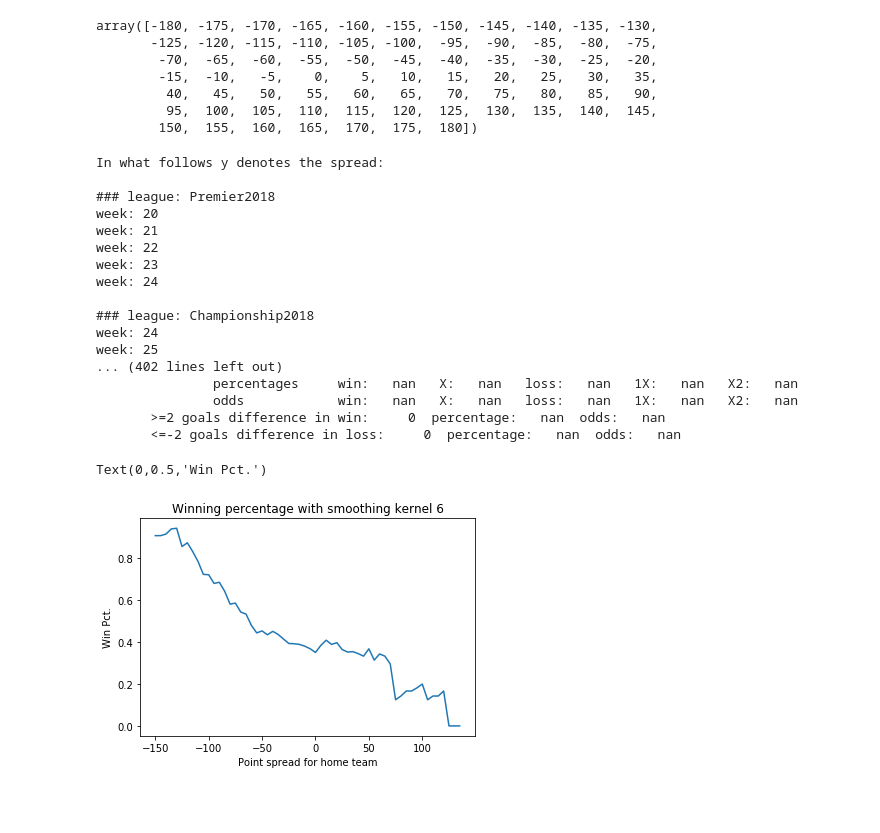
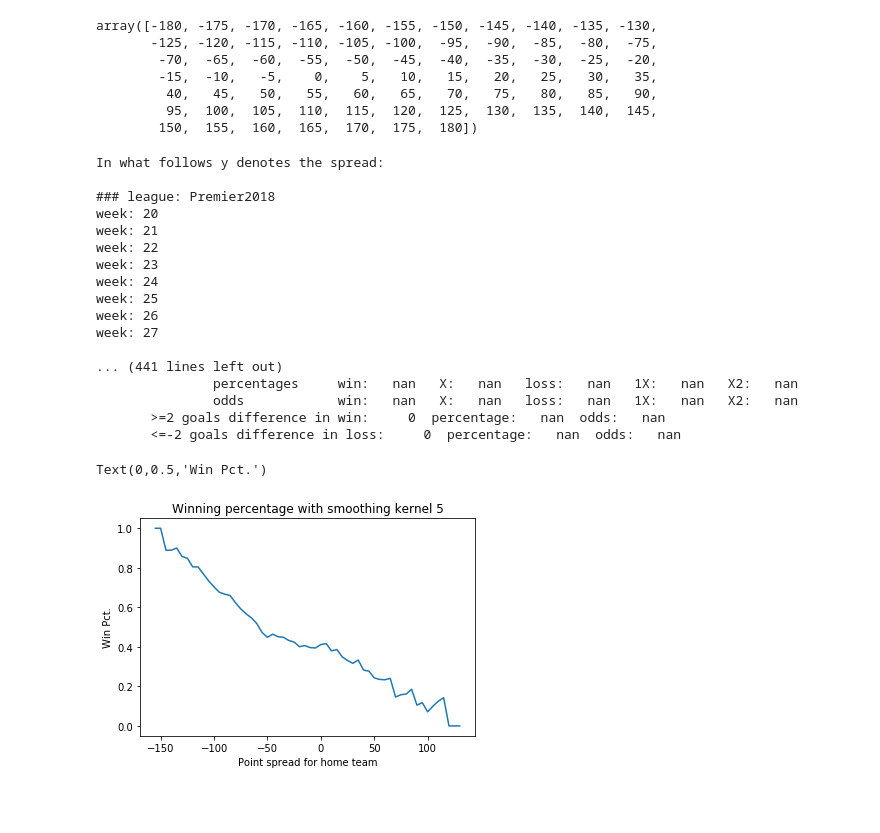
Before and after one commit to possanner/BetAnalysis, a Jupyter notebook: analysis.ipynb, the cells around one changed output. Saved outputs shown, nothing was run; the diff lists cells and outputs as text; code cells hidden in the pictures; blank space fills up the shorter version.

```diff
--- a/analysis.ipynb
+++ b/analysis.ipynb
@@ -10,13 +10,12 @@ siz = len(lines)
 data_all = np.zeros((siz, 8))
 data_all[:, 0] = lines
 
-conv_kernel = 6
+conv_kernel = 5
 
 leagues = ['Premier2018', 'Championship2018', 'SerieA2018',
-           'LaLiga2018', 'LigueUn2018', 'Buli2018',
-           'Zweite2018']
+           'LaLiga2018', 'LigueUn2018', 'Buli2018', 'Zweite2018']
 start_week = [20, 24, 19, 18, 20, 18, 19]
-end_week = [24, 30, 21, 21, 22, 19, 19]
+end_week = [27, 34, 25, 25, 26, 23, 23]
 # %%
 lines
 # %% [output]
@@ -110,6 +109,7 @@ print()
 print('all bins:')
 x_data = []
 y_data = []
+f = open('odds_all.txt', 'w')
 for i in range(conv_kernel, len(lines) - conv_kernel):
     #print('i', i, np.arange(i - conv_kernel, i + conv_kernel + 1))
     games = np.sum(data_all[i - conv_kernel:i + conv_kernel + 1, 1])
@@ -121,35 +121,41 @@ for i in range(conv_kernel, len(lines) - conv_kernel):
     diff = np.sum(data_all[i - conv_kernel:i + conv_kernel + 1, 7])
     print()
     redpr('{:5.2f}'.format(lines[i]/100.) + ':  d.pts: {0:5.0f}    win: {1:5.0f}   X: {2:5.0f}   loss: {3:5.0f}   avg. margin: {4:5.2f}'.format(games, wins, ties, losses, diff/games))
     print('               percentages     win: {1:5.2f}   X: {2:5.2f}   loss: {3:5.2f}   1X: {4:5.2f}   X2: {5:5.2f}'.format(games, wins/games, ties/games, losses/games, (wins + ties)/games, (losses + ties)/games))
     redpr('               odds            win: {1:5.2f}   X: {2:5.2f}   loss: {3:5.2f}   1X: {4:5.2f}   X2: {5:5.2f}'.format(games, games/wins, games/ties, games/losses, games/(wins + ties), games/(losses + ties)))
+    f.write('{0:5.2f}   d.pts: {1:5.0f}   win: {2:5.2f}   X: {3:5.2f}   loss: {4:5.2f}   1X: {5:5.2f}   X2: {6:5.2f}   2goals: {7:5.2f}\n'.format(lines[i]/100., games, games/wins, games/ties, games/losses, games/(wins + ties), games/(losses + ties), games/margin2))
     print('       >=2 goals difference in win: {0:5.0f}  percentage: {1:5.2f}  odds: {2:5.2f}'.format(margin2, margin2/games, games/margin2))
+    #f.write('>=2 goals difference in win: {:5.2f}\n'.format(games/margin2))
     print('       <=-2 goals difference in loss: {0:5.0f}  percentage: {1:5.2f}  odds: {2:5.2f}'.format(margin3, margin3/games, games/margin3))
 
     x_data.append(lines[i])
     y_data.append(wins/games)
 
+f.close()
+
 plt.plot(x_data, y_data)
 plt.title('Winning percentage with smoothing kernel ' + str(conv_kernel))
 plt.xlabel('Point spread for home team')
 plt.ylabel('Win Pct.')
 # %% [output]
 In what follows y denotes the spread:
 
 ### league: Premier2018
 week: 20
 week: 21
 week: 22
 week: 23
 week: 24
+week: 25
+week: 26
+week: 27
 
-### league: Championship2018
-week: 24
-week: 25
-... (402 lines left out)
+... (441 lines left out)
                percentages     win:   nan   X:   nan   loss:   nan   1X:   nan   X2:   nan
                odds            win:   nan   X:   nan   loss:   nan   1X:   nan   X2:   nan
        >=2 goals difference in win:     0  percentage:   nan  odds:   nan
        <=-2 goals difference in loss:     0  percentage:   nan  odds:   nan
 Text(0,0.5,'Win Pct.')
-[figure, old version]
+[figure, new version]
+# %% [markdown]
+#####
```
Also changed, not shown: 1 other file.
